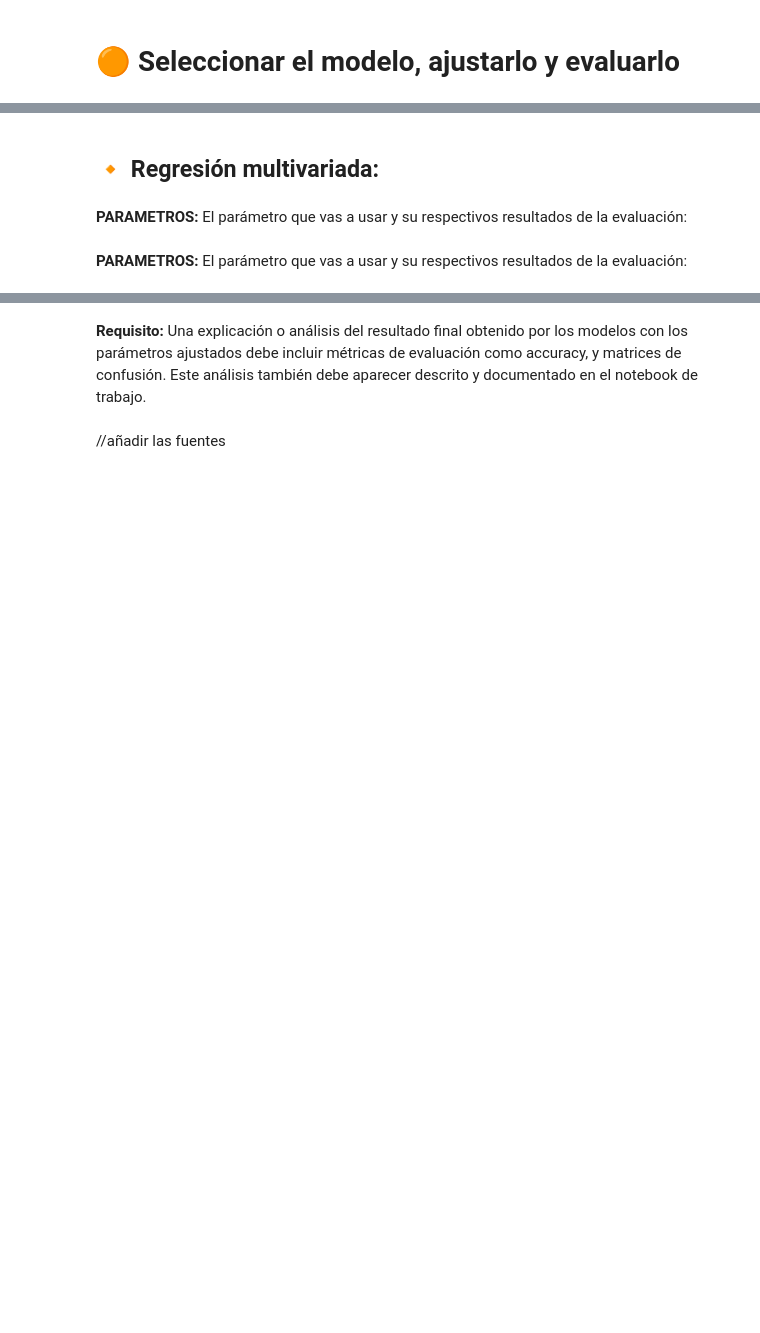
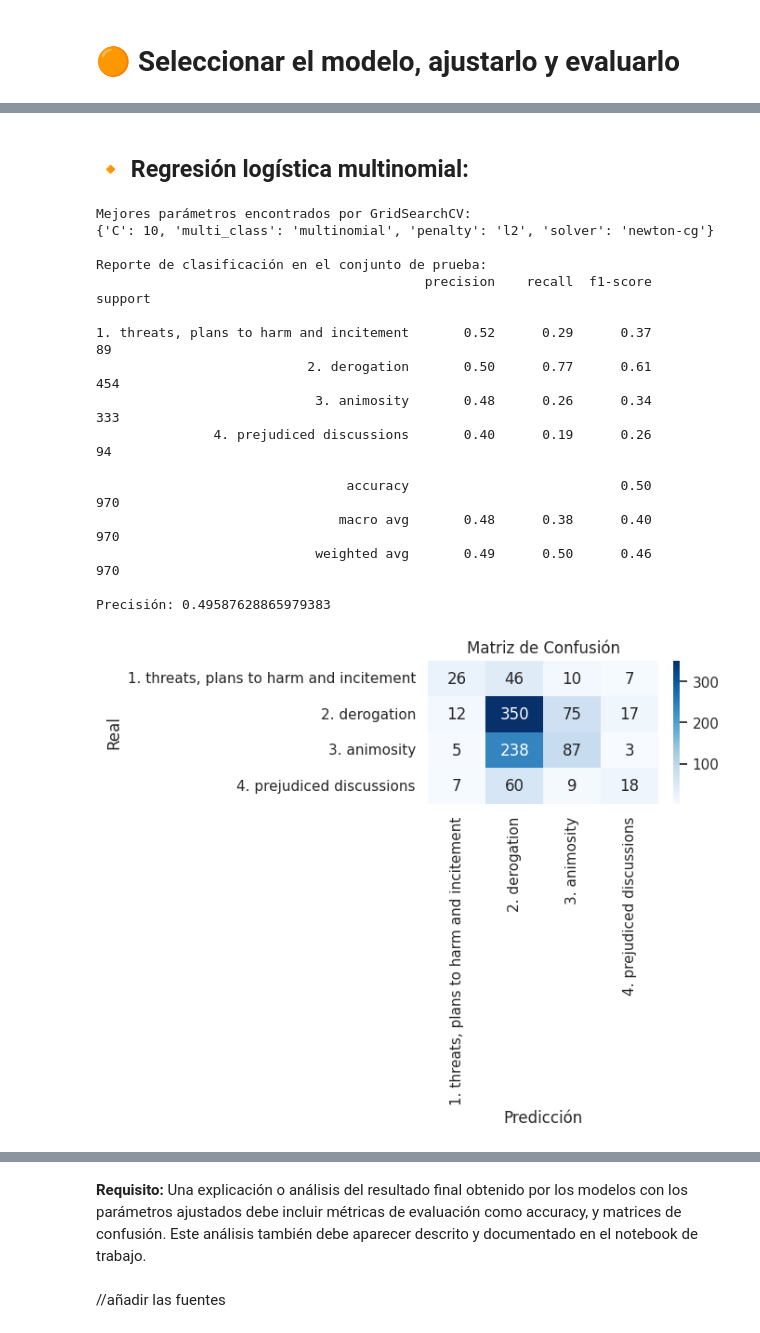
Before and after one commit to nioclandramer/IA_ComSexista, a Jupyter notebook: IA_comentSexistas.ipynb, the cells around one changed output, grey strips where cells are left out. Drawn from its saved outputs; the diff is of its cells as text; code cells hidden in the pictures; blank space fills up the shorter version.

```diff
--- a/IA_comentSexistas.ipynb
+++ b/IA_comentSexistas.ipynb
@@ -788,4 +772,7 @@ Comparando sus resultados (**Accuracy y Matriz de confusión**) probando diferen
+# %%
+# Escalar las características finales seleccionadas por chi2
+scaler = StandardScaler(with_mean=False)  # Es False porque X es una matriz dispersa
+X_scaled = scaler.fit_transform(X_chi2)
+X_test_scaled = scaler.transform(X_test_chi2)
 # %% [markdown]
-## 🔸 **Regresión multivariada:**
+## 🔸 **Regresión logística multinomial:**
-# %% [markdown]
-**PARAMETROS:** El parámetro que vas a usar y su respectivos resultados de la evaluación:
@@ -800,2 +778,0 @@ Comparando sus resultados (**Accuracy y Matriz de confusión**) probando diferen
-# %% [markdown]
-**PARAMETROS:** El parámetro que vas a usar y su respectivos resultados de la evaluación:
@@ -809,0 +779,59 @@ Comparando sus resultados (**Accuracy y Matriz de confusión**) probando diferen
+# %%
+# Crear una instancia del modelo de regresión logística multiclase
+log_reg = LogisticRegression(max_iter=1000)
+
+# Definir los parámetros para GridSearchCV
+param_grid = {
+    'C': [0.01, 0.1, 1, 10, 100],  # Parámetro de regularización
+    'solver': ['lbfgs', 'newton-cg'],  # Solvers para la regresión logística
+    'penalty': ['l2'],  # Tipo de penalización comun en multinomial
+    'multi_class': ['multinomial']  # Configuración para clasificación multinomial
+}
+
+# Configurar GridSearchCV con validación cruzada (5 pliegues)
+grid_search = GridSearchCV(log_reg, param_grid, cv=5, scoring='accuracy', n_jobs=-1)
+
+# Ajustar el modelo con el conjunto de entrenamiento escalado
+grid_search.fit(X_scaled, y)
+
+# Mostrar los mejores parámetros encontrados
+print("Mejores parámetros encontrados por GridSearchCV:")
+print(grid_search.best_params_)
+
+# Hacer predicciones en el conjunto de prueba escalado
+y_pred = grid_search.predict(X_test_scaled)
+
+# Evaluar el rendimiento del modelo en el conjunto de prueba
+print("\nReporte de clasificación en el conjunto de prueba:")
+print(classification_report(test['label_category'], y_pred))
+print(f"Precisión: {accuracy_score(test['label_category'], y_pred)}")
+
+conf_matrix = confusion_matrix(test['label_category'], y_pred)
+
+# Mostrar la matriz de confusión
+plt.figure(figsize=(4, 2))
+sns.heatmap(conf_matrix, annot=True, fmt='d', cmap='Blues',
+            xticklabels=np.unique(test['label_category']),
+            yticklabels=np.unique(test['label_category']))
+plt.title("Matriz de Confusión")
+plt.xlabel("Predicción")
+plt.ylabel("Real")
+plt.show()
+# %% [output]
+Mejores parámetros encontrados por GridSearchCV:
+{'C': 10, 'multi_class': 'multinomial', 'penalty': 'l2', 'solver': 'newton-cg'}
+
+Reporte de clasificación en el conjunto de prueba:
+                                          precision    recall  f1-score   support
+
+1. threats, plans to harm and incitement       0.52      0.29      0.37        89
+                           2. derogation       0.50      0.77      0.61       454
+                            3. animosity       0.48      0.26      0.34       333
+               4. prejudiced discussions       0.40      0.19      0.26        94
+
+                                accuracy                           0.50       970
+                               macro avg       0.48      0.38      0.40       970
+                            weighted avg       0.49      0.50      0.46       970
+
+Precisión: 0.49587628865979383
+[figure, added]
```
Also changed, not shown: parts of 88 cells of this notebook.
